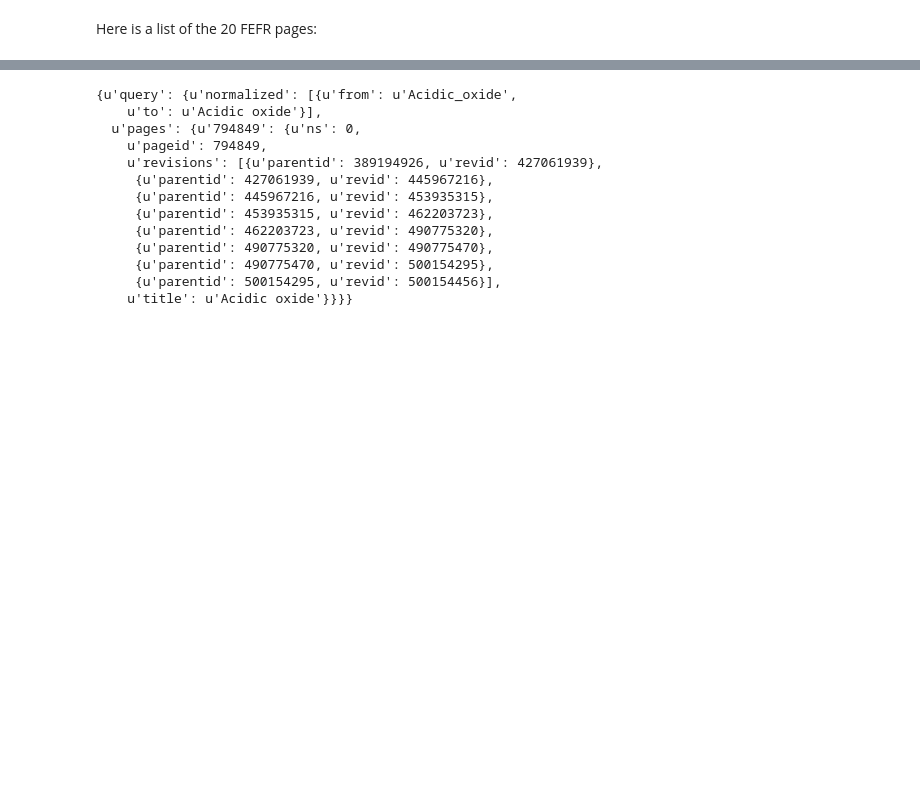
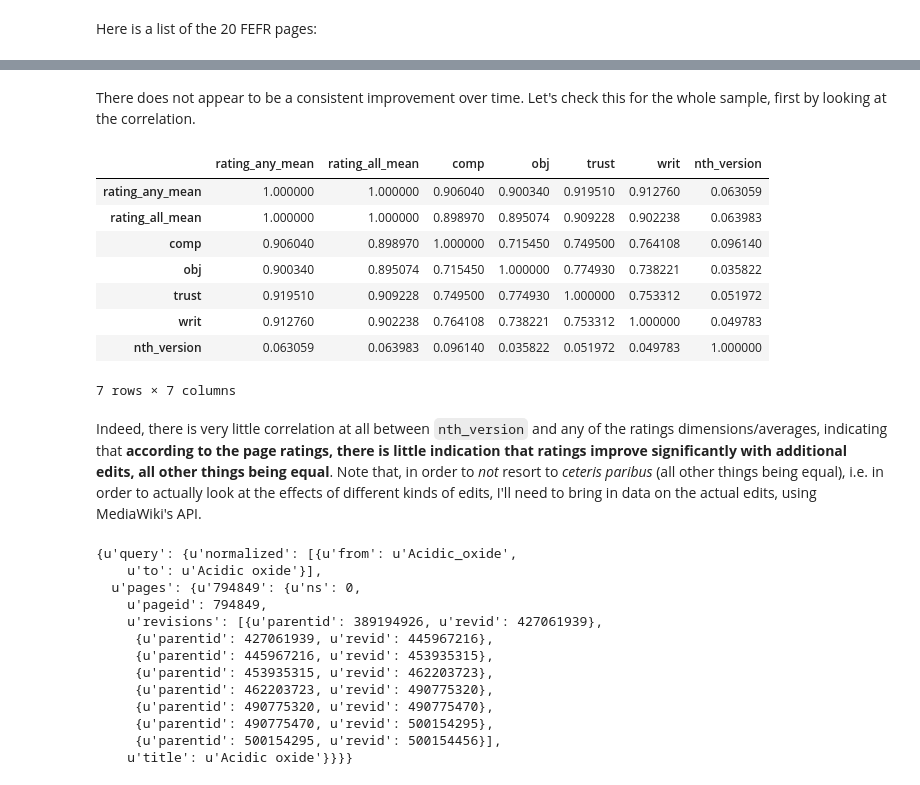
Before and after one commit to bkfunk/rating_wiki, a Jupyter notebook: Explore Ratings.ipynb, the cells around one changed output, grey strips where cells are left out. Saved outputs shown, nothing was run; the diff lists cells and outputs as text; code cells hidden in the pictures; blank space fills up the shorter version.

```diff
--- a/Explore Ratings.ipynb
+++ b/Explore Ratings.ipynb
@@ -915,3 +956,19 @@ pd.DataFrame.from_dict({'first': pages.rev_id.first(), 'last': pages.rev_id.last
+# %% [markdown]
+There does not appear to be a consistent improvement over time. Let's check this for the whole sample, first by looking at the correlation.
+# %%
+df[['rating_any_mean', 'rating_all_mean', 'comp', 'obj', 'trust', 'writ', 'nth_version']].corr()
+# %% [output]
+|  | rating_any_mean | rating_all_mean | comp | obj | trust | writ | nth_version |
+| rating_any_mean | 1.000000 | 1.000000 | 0.906040 | 0.900340 | 0.919510 | 0.912760 | 0.063059 |
+| rating_all_mean | 1.000000 | 1.000000 | 0.898970 | 0.895074 | 0.909228 | 0.902238 | 0.063983 |
+| comp | 0.906040 | 0.898970 | 1.000000 | 0.715450 | 0.749500 | 0.764108 | 0.096140 |
+| obj | 0.900340 | 0.895074 | 0.715450 | 1.000000 | 0.774930 | 0.738221 | 0.035822 |
+| trust | 0.919510 | 0.909228 | 0.749500 | 0.774930 | 1.000000 | 0.753312 | 0.051972 |
+| writ | 0.912760 | 0.902238 | 0.764108 | 0.738221 | 0.753312 | 1.000000 | 0.049783 |
+| nth_version | 0.063059 | 0.063983 | 0.096140 | 0.035822 | 0.051972 | 0.049783 | 1.000000 |
+7 rows × 7 columns
+# %% [markdown]
+Indeed, there is very little correlation at all between `nth_version` and any of the ratings dimensions/averages, indicating that __according to the page ratings, there is little indication that ratings improve significantly with additional edits, all other things being equal__. Note that, in order to *not* resort to *ceteris paribus* (all other things being equal), i.e. in order to actually look at the effects of different kinds of edits, I'll need to bring in data on the actual edits, using MediaWiki's API.
 # %%
 from wikitools import wiki, api
 site = wiki.Wiki('http://en.wikipedia.org/w/api.php')
```
Also changed, not shown: parts of 60 cells of this notebook.
